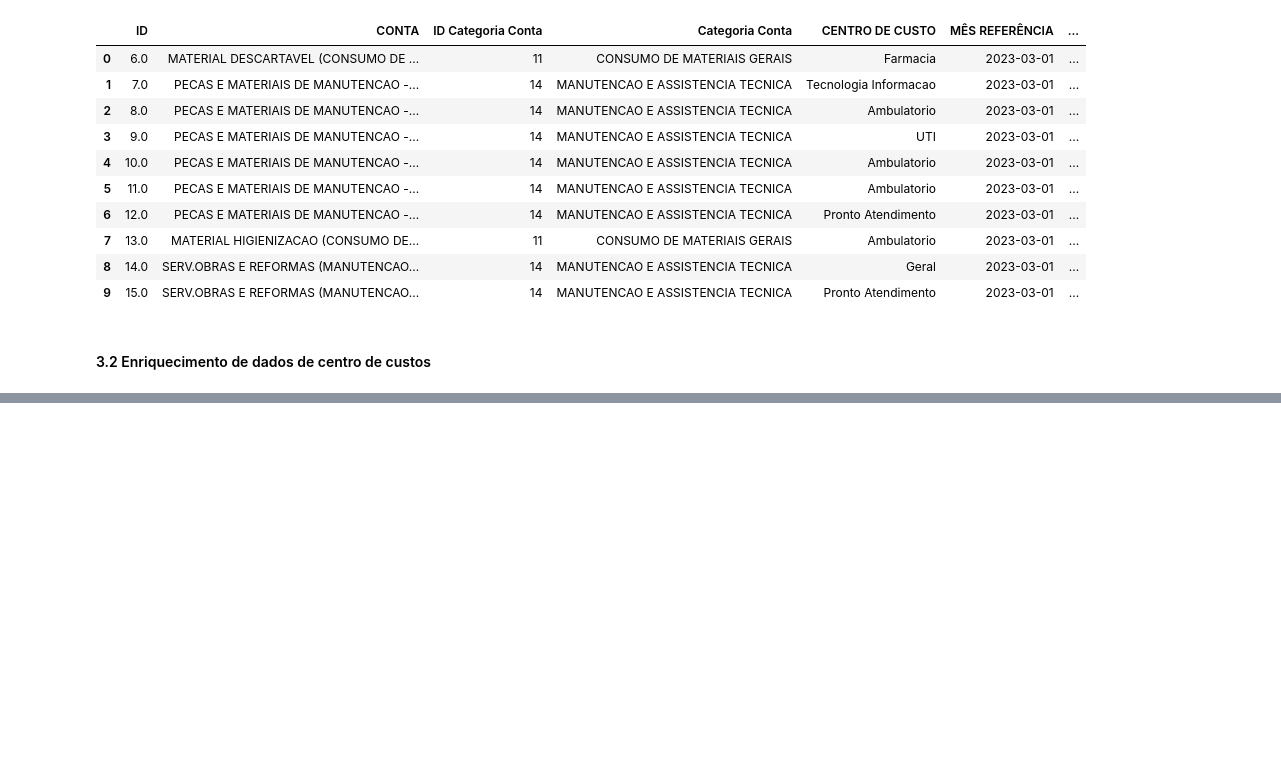
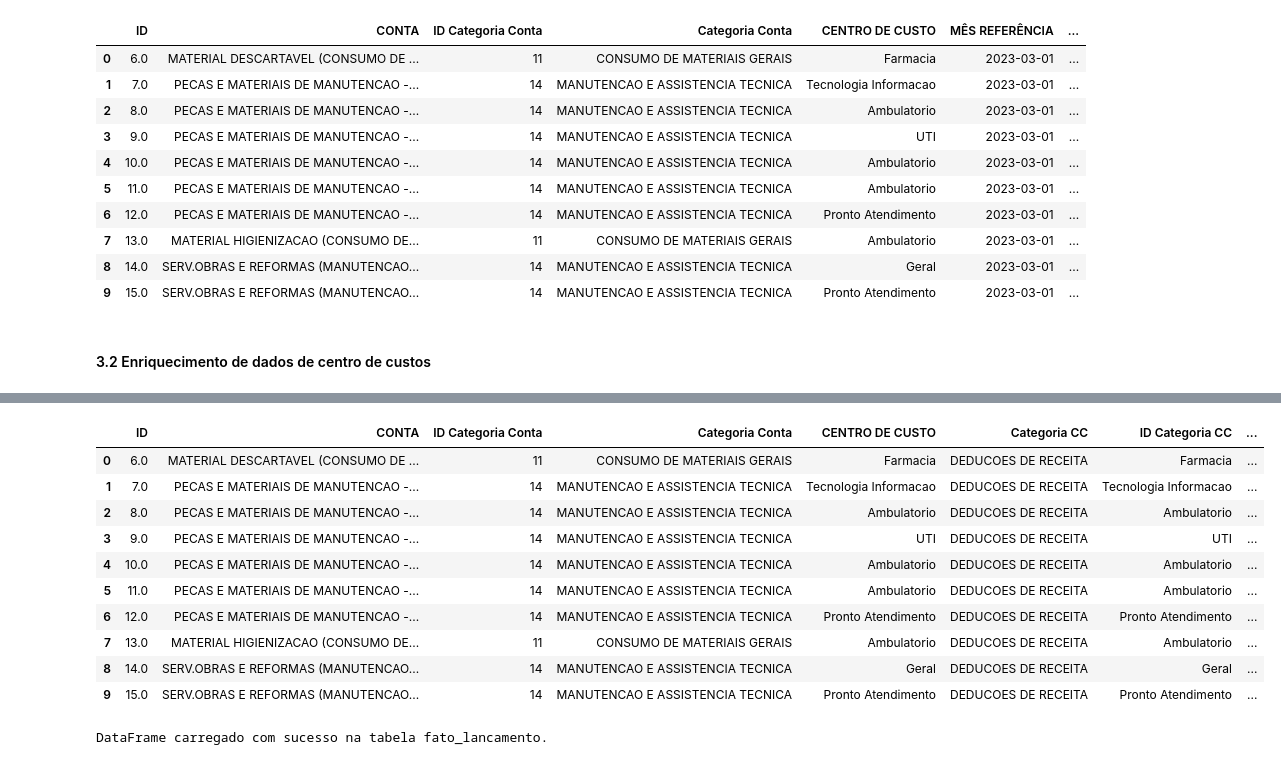
Before and after one commit to im-voracity/case-hdata, a Jupyter notebook: analysis/case-1.ipynb, the cells around one changed output, grey strips where cells are left out. Drawn from its saved outputs; the diff is of its cells as text; code cells hidden in the pictures; blank space fills up the shorter version.

```diff
--- a/analysis/case-1.ipynb
+++ b/analysis/case-1.ipynb
@@ -133,0 +157,14 @@ origin.to_excel('../data/Tabelão.xlsx', index=False)
+# %%
+origin.head(10)
+# %% [output]
+|  | ID | CONTA | ID Categoria Conta | Categoria Conta | CENTRO DE CUSTO | Categoria CC | ID Categoria CC | ... |
+| 0 | 6.0 | MATERIAL DESCARTAVEL (CONSUMO DE ... | 11 | CONSUMO DE MATERIAIS GERAIS | Farmacia | DEDUCOES DE RECEITA | Farmacia | ... |
+| 1 | 7.0 | PECAS E MATERIAIS DE MANUTENCAO -... | 14 | MANUTENCAO E ASSISTENCIA TECNICA | Tecnologia Informacao | DEDUCOES DE RECEITA | Tecnologia Informacao | ... |
+| 2 | 8.0 | PECAS E MATERIAIS DE MANUTENCAO -... | 14 | MANUTENCAO E ASSISTENCIA TECNICA | Ambulatorio | DEDUCOES DE RECEITA | Ambulatorio | ... |
+| 3 | 9.0 | PECAS E MATERIAIS DE MANUTENCAO -... | 14 | MANUTENCAO E ASSISTENCIA TECNICA | UTI | DEDUCOES DE RECEITA | UTI | ... |
+| 4 | 10.0 | PECAS E MATERIAIS DE MANUTENCAO -... | 14 | MANUTENCAO E ASSISTENCIA TECNICA | Ambulatorio | DEDUCOES DE RECEITA | Ambulatorio | ... |
+| 5 | 11.0 | PECAS E MATERIAIS DE MANUTENCAO -... | 14 | MANUTENCAO E ASSISTENCIA TECNICA | Ambulatorio | DEDUCOES DE RECEITA | Ambulatorio | ... |
+| 6 | 12.0 | PECAS E MATERIAIS DE MANUTENCAO -... | 14 | MANUTENCAO E ASSISTENCIA TECNICA | Pronto Atendimento | DEDUCOES DE RECEITA | Pronto Atendimento | ... |
+| 7 | 13.0 | MATERIAL HIGIENIZACAO (CONSUMO DE... | 11 | CONSUMO DE MATERIAIS GERAIS | Ambulatorio | DEDUCOES DE RECEITA | Ambulatorio | ... |
+| 8 | 14.0 | SERV.OBRAS E REFORMAS (MANUTENCAO... | 14 | MANUTENCAO E ASSISTENCIA TECNICA | Geral | DEDUCOES DE RECEITA | Geral | ... |
+| 9 | 15.0 | SERV.OBRAS E REFORMAS (MANUTENCAO... | 14 | MANUTENCAO E ASSISTENCIA TECNICA | Pronto Atendimento | DEDUCOES DE RECEITA | Pronto Atendimento | ... |
@@ -133,0 +198,8 @@ origin.to_excel('../data/Tabelão.xlsx', index=False)
+# %%
+try:
+    origin_subset.to_sql(table_name, engine, if_exists='append', index=False)
+    print(f"DataFrame carregado com sucesso.")
+except Exception as e:
+    print(f"Erro ao carregar DataFrame na tabela {table_name}: {e}")
+# %% [output]
+DataFrame carregado com sucesso na tabela fato_lancamento.
```
Also changed, not shown: parts of 13 cells of this notebook, 3 other files.
